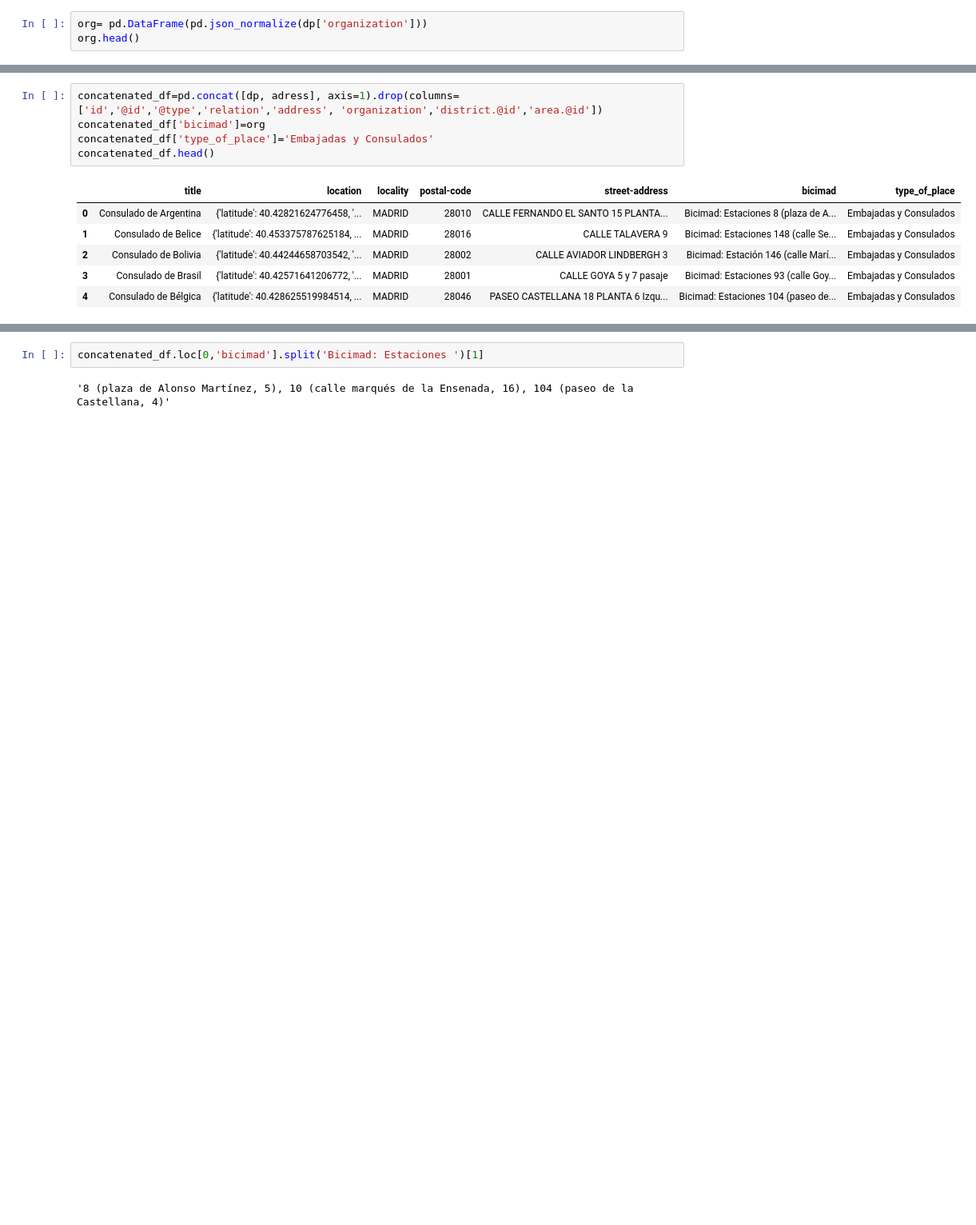
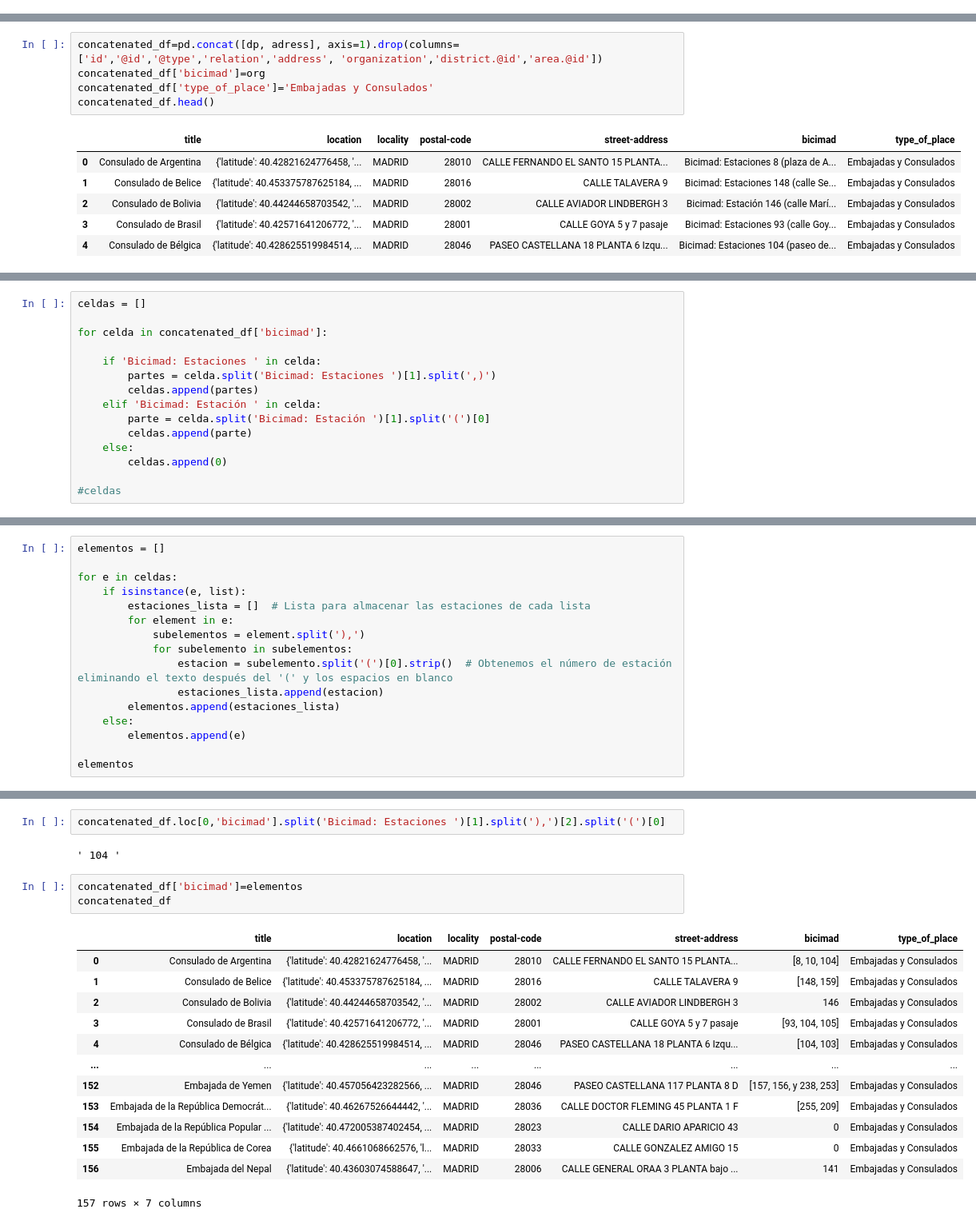
Before and after one commit to VeroOli/project_Bicimad, a Jupyter notebook: notebooks/dev_notebook_.ipynb, the cells around one changed output, grey strips where cells are left out. Shown: that part at 80% size. Drawn from its saved outputs; the diff is of its cells as text; blank space fills up the shorter version.

```diff
--- a/notebooks/dev_notebook_.ipynb
+++ b/notebooks/dev_notebook_.ipynb
@@ -191,6 +189,3 @@ dp.head()
 | 2 | https://datos.madrid.es/egob/cata... | https://datos.madrid.es/egob/kos/... | 21112 | Consulado de Bolivia | http://www.madrid.es/sites/v/inde... | {'district': {'@id': 'https://dat... | {'latitude': 40.44244658703542, '... | {'organization-desc': ' Metro: Cr... |
 | 3 | https://datos.madrid.es/egob/cata... | https://datos.madrid.es/egob/kos/... | 64260 | Consulado de Brasil | http://www.madrid.es/sites/v/inde... | {'district': {'@id': 'https://dat... | {'latitude': 40.42571641206772, '... | {'organization-desc': ' Metro: Se... |
 | 4 | https://datos.madrid.es/egob/cata... | https://datos.madrid.es/egob/kos/... | 10197938 | Consulado de Bélgica | http://www.madrid.es/sites/v/inde... | {'district': {'@id': 'https://dat... | {'latitude': 40.428625519984514, ... | {'organization-desc': ' Metro: Se... |
-# %%
-org= pd.DataFrame(pd.json_normalize(dp['organization']))
-org.head()
@@ -225,0 +218,15 @@ concatenated_df.head()
+# %%
+celdas = []
+
+for celda in concatenated_df['bicimad']:
+
+    if 'Bicimad: Estaciones ' in celda:
+        partes = celda.split('Bicimad: Estaciones ')[1].split(',)')
+        celdas.append(partes)
+    elif 'Bicimad: Estación ' in celda:
+        parte = celda.split('Bicimad: Estación ')[1].split('(')[0]
+        celdas.append(parte)
+    else:
+        celdas.append(0)
+
+#celdas
@@ -225,0 +241,16 @@ concatenated_df.head()
+# %%
+elementos = []
+
+for e in celdas:
+    if isinstance(e, list):
+        estaciones_lista = []  # Lista para almacenar las estaciones de cada lista
+        for element in e:
+            subelementos = element.split('),')
+            for subelemento in subelementos:
+                estacion = subelemento.split('(')[0].strip()  # Obtenemos el número de estación eliminando el texto después del '(' y los espacios en blanco
+                estaciones_lista.append(estacion)
+        elementos.append(estaciones_lista)
+    else:
+        elementos.append(e)
+
+elementos
@@ -226,4 +275,21 @@ concatenated_df.head()
 # %%
-concatenated_df.loc[0,'bicimad'].split('Bicimad: Estaciones ')[1]
+concatenated_df.loc[0,'bicimad'].split('Bicimad: Estaciones ')[1].split('),')[2].split('(')[0]
 # %% [output]
-'8 (plaza de Alonso Martínez, 5), 10 (calle marqués de la Ensenada, 16), 104 (paseo de la Castellana, 4)'
+' 104 '
+# %%
+concatenated_df['bicimad']=elementos
+concatenated_df
+# %% [output]
+|  | title | location | locality | postal-code | street-address | bicimad | type_of_place |
+| 0 | Consulado de Argentina | {'latitude': 40.42821624776458, '... | MADRID | 28010 | CALLE FERNANDO EL SANTO 15 PLANTA... | [8, 10, 104] | Embajadas y Consulados |
+| 1 | Consulado de Belice | {'latitude': 40.453375787625184, ... | MADRID | 28016 | CALLE TALAVERA 9 | [148, 159] | Embajadas y Consulados |
+| 2 | Consulado de Bolivia | {'latitude': 40.44244658703542, '... | MADRID | 28002 | CALLE AVIADOR LINDBERGH 3 | 146 | Embajadas y Consulados |
+| 3 | Consulado de Brasil | {'latitude': 40.42571641206772, '... | MADRID | 28001 | CALLE GOYA 5 y 7 pasaje | [93, 104, 105] | Embajadas y Consulados |
+| 4 | Consulado de Bélgica | {'latitude': 40.428625519984514, ... | MADRID | 28046 | PASEO CASTELLANA 18 PLANTA 6 Izqu... | [104, 103] | Embajadas y Consulados |
+| ... | ... | ... | ... | ... | ... | ... | ... |
+| 152 | Embajada de Yemen | {'latitude': 40.457056423282566, ... | MADRID | 28046 | PASEO CASTELLANA 117 PLANTA 8 D | [157, 156, y 238, 253] | Embajadas y Consulados |
+| 153 | Embajada de la República Democrát... | {'latitude': 40.46267526644442, '... | MADRID | 28036 | CALLE DOCTOR FLEMING 45 PLANTA 1 F | [255, 209] | Embajadas y Consulados |
+| 154 | Embajada de la República Popular ... | {'latitude': 40.472005387402454, ... | MADRID | 28023 | CALLE DARIO APARICIO 43 | 0 | Embajadas y Consulados |
+| 155 | Embajada de la República de Corea | {'latitude': 40.4661068662576, 'l... | MADRID | 28033 | CALLE GONZALEZ AMIGO 15 | 0 | Embajadas y Consulados |
+| 156 | Embajada del Nepal | {'latitude': 40.43603074588647, '... | MADRID | 28006 | CALLE GENERAL ORAA 3 PLANTA bajo ... | 141 | Embajadas y Consulados |
+157 rows × 7 columns
```
Also changed, not shown: parts of 9 cells of this notebook.
